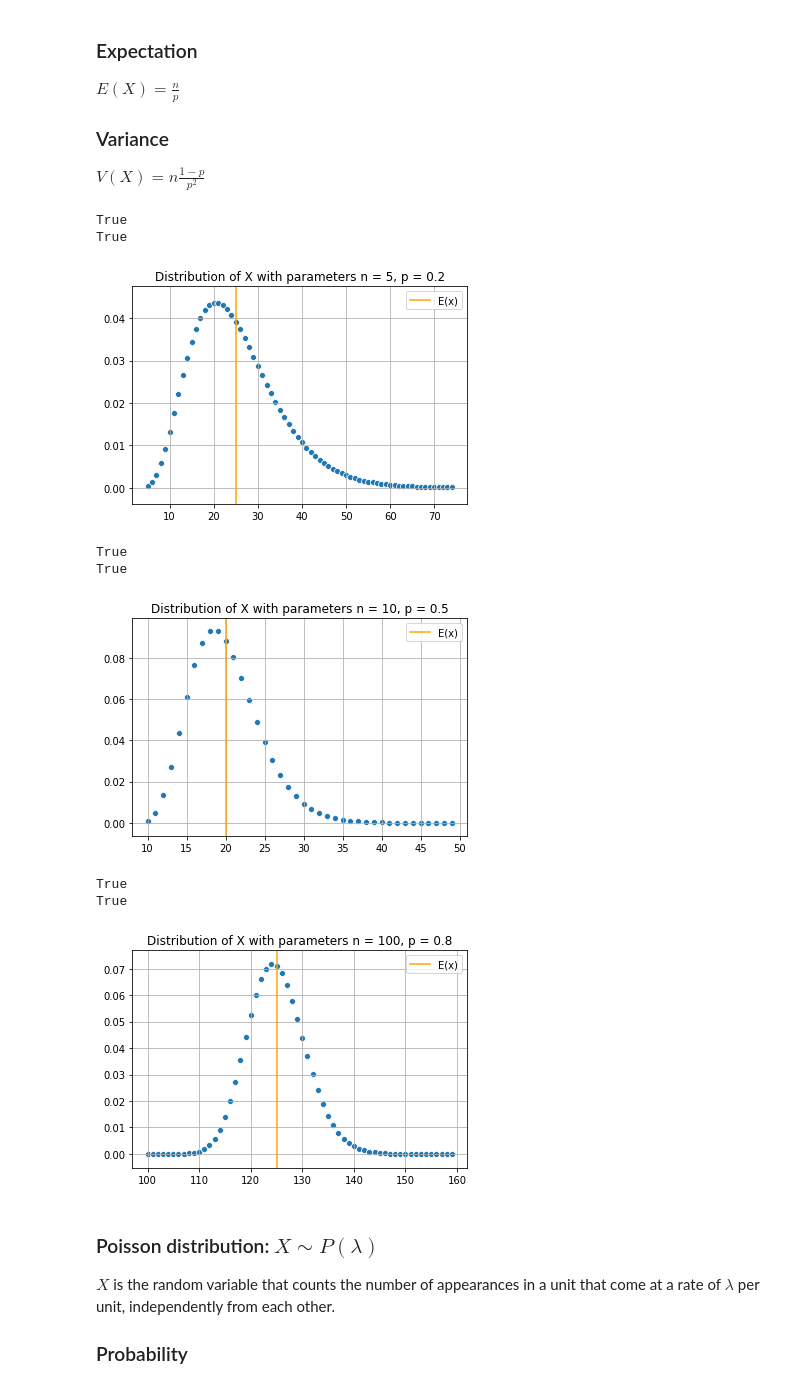
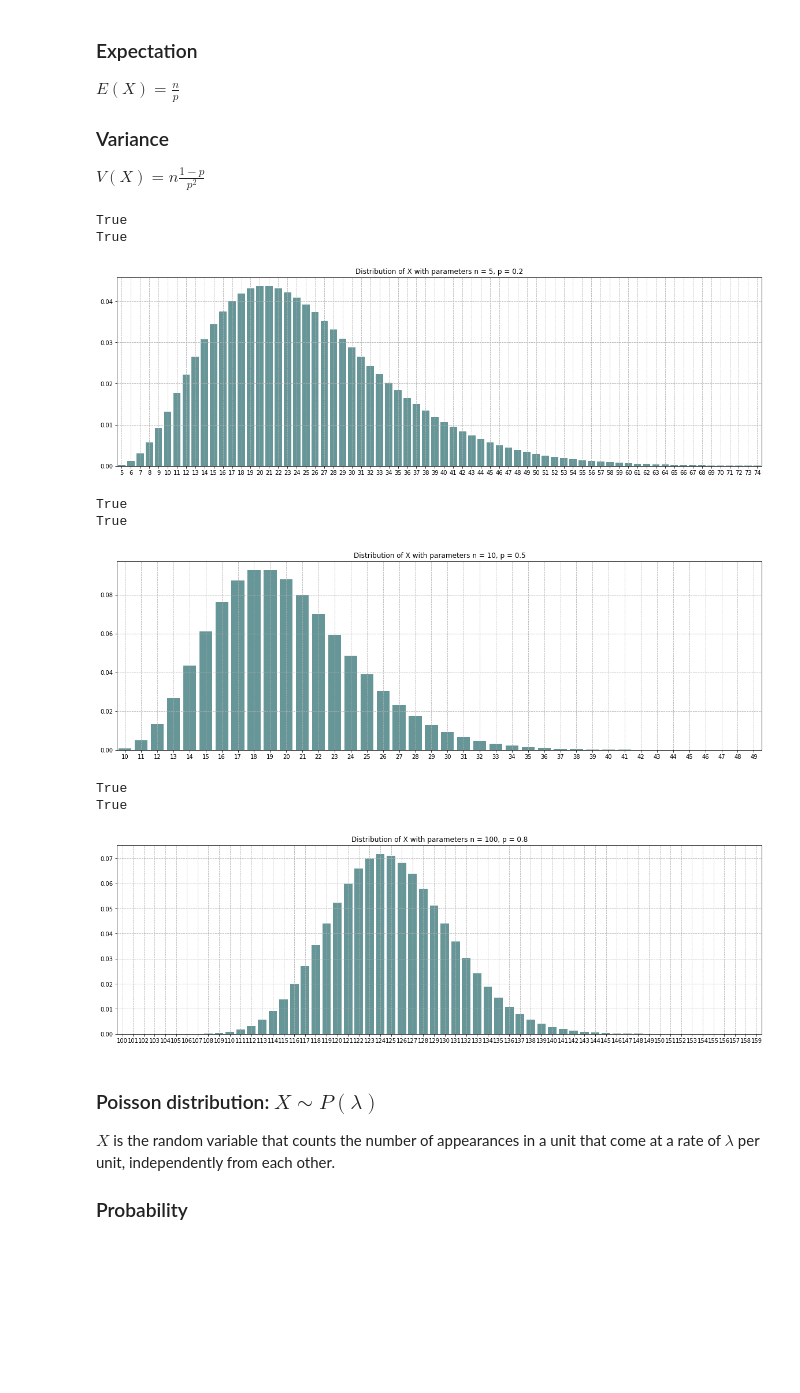
Before and after one commit to eytanohana/Data-Science-and-Statistics, a Jupyter notebook: Distributions.ipynb, the cells around one changed output. Saved outputs shown, nothing was run; the diff lists cells and outputs as text; code cells hidden in the pictures; blank space fills up the shorter version.

```diff
--- a/Distributions.ipynb
+++ b/Distributions.ipynb
@@ -10,3 +11,5 @@ from scipy import stats as scps
+# %%
+rcParams['figure.figsize'] = (20, 6)
 # %%
 def plot_dist(x, dist, title="Distribution of x"):
     """
@@ -14,11 +17,9 @@ def plot_dist(x, dist, title="Distribution of x"):
     """
     pmf = dist.pmf(x)
     E_x = dist.mean()
-    sns.scatterplot(x, pmf)
-    plt.axvline(E_x, c='orange', label='E(x)')
+    sns.barplot(x, pmf, color='cadetblue')
     plt.title(title)
-    plt.legend()
-    plt.grid()
+    plt.grid(linestyle='dashed')
     plt.show()
 # %% [markdown]
 # Discrete distributions
@@ -292,24 +295,29 @@ from scipy.stats import nbinom
 # %%
 n = 5
 p = 0.2
 
 dist = nbinom(n, p, loc=n)
 
 E_x = np.round(n / p, decimals=3)
 V_x = np.round(n * (1 - p) / p**2, decimals=3)
 
 print(E_x == np.round(dist.mean(), decimals=3))
 print(V_x == np.round(dist.var(), decimals=3))
 
 
+
 k = np.arange(n, n+70)
 
+fig = plt.figure()
+
 title = f"Distribution of X with parameters n = {n}, p = {p}"
+
+
 plot_dist(k, dist, title)
 # %% [output]
 True
 True
-[figure, old version]
+[figure, new version]
 # %%
 n = 10
 p = 0.5
@@ -325,11 +333,12 @@ print(V_x == np.round(dist.var(), decimals=3))
 k = np.arange(n, n+40)
 
 title = f"Distribution of X with parameters n = {n}, p = {p}"
+
 plot_dist(k, dist, title)
 # %% [output]
 True
 True
-[figure, old version]
+[figure, new version]
 # %%
 n = 100
 p = 0.8
@@ -345,11 +354,12 @@ print(V_x == np.round(dist.var(), decimals=3))
 k = np.arange(n, n+60)
 
 title = f"Distribution of X with parameters n = {n}, p = {p}"
+
 plot_dist(k, dist, title)
 # %% [output]
 True
 True
-[figure, old version]
+[figure, new version]
 # %% [markdown]
 ### Poisson distribution: $X \sim P(\lambda)$
 
```
Also changed, not shown: parts of 16 cells of this notebook.
